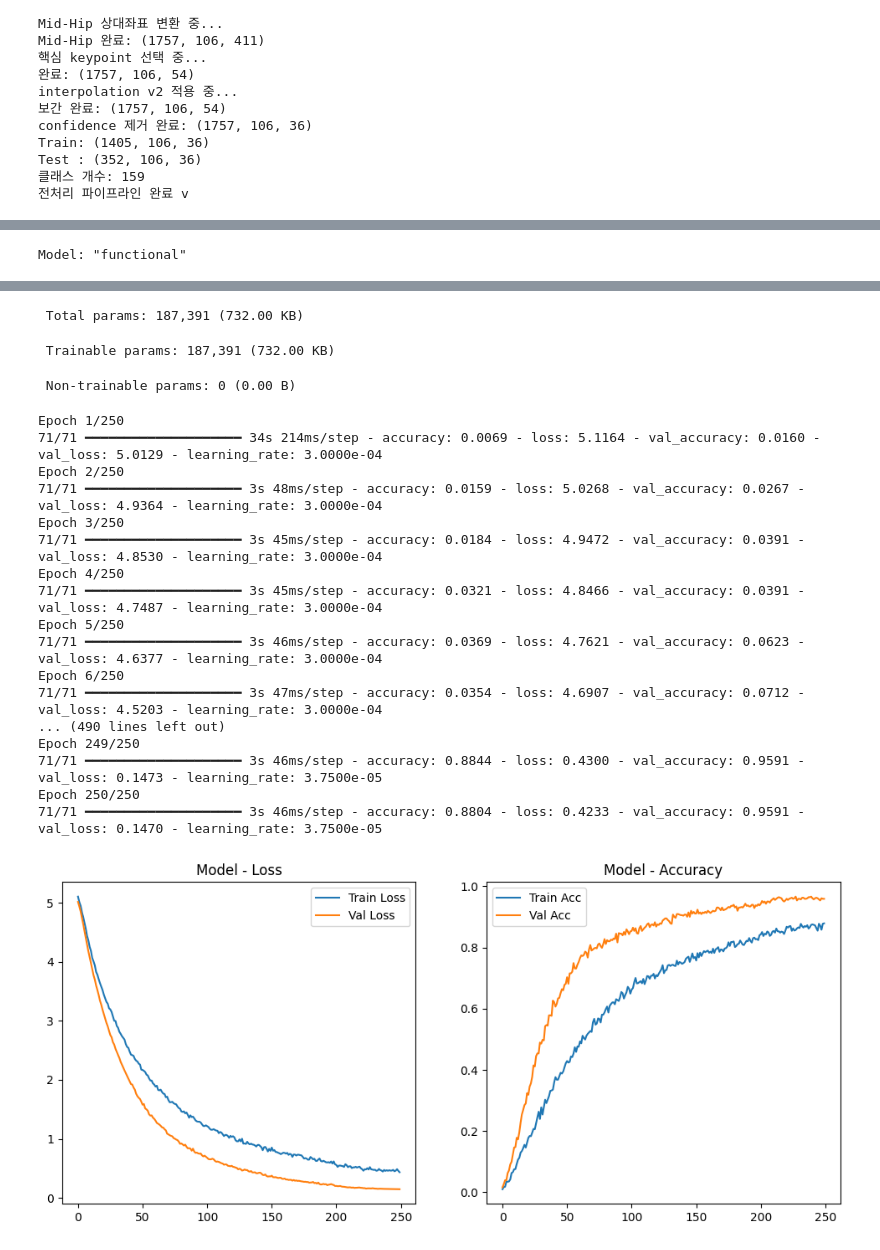
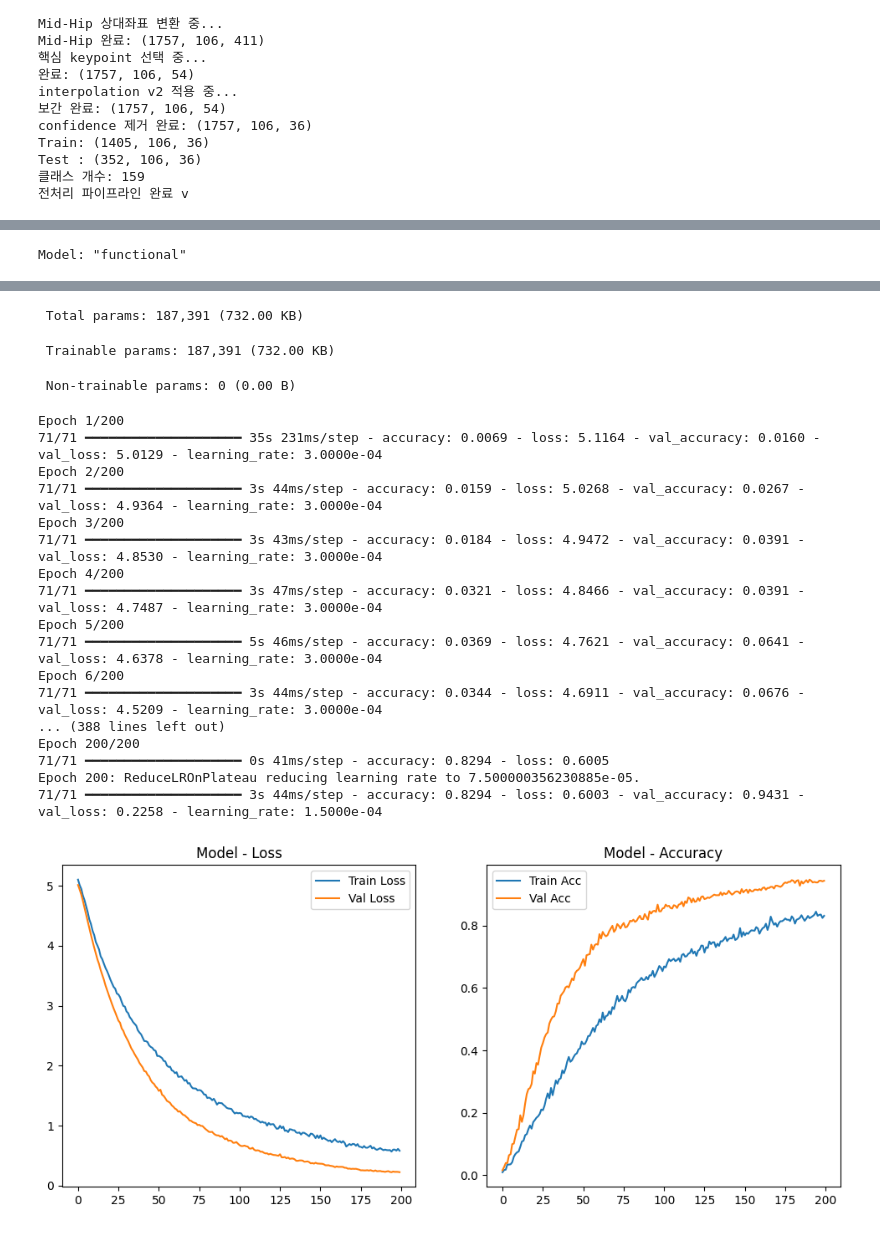
Before and after one commit to gaegoori/handsignproject, a Jupyter notebook: 수어인식모델.ipynb, the cells around one changed output, grey strips where cells are left out. Saved outputs shown, nothing was run; the diff lists cells and outputs as text; code cells hidden in the pictures.

```diff
--- a/수어인식모델.ipynb
+++ b/수어인식모델.ipynb
@@ -853,7 +853,7 @@ def extract_xy_features(X):
     xy = full[:, :, :, :2]      # x,y만
     final = xy.reshape(N, T, -1)
 
-    print("🧬 Full Skeleton XY Features:", final.shape)
+    print(" Full Skeleton XY Features:", final.shape)
     return final
 
 X_xy_all = extract_xy_features(X_norm_mhip)   # (N, T, 134)
@@ -1067,7 +1067,7 @@ callbacks = [
 history = model.fit(
     X_train2, y_train2,
     validation_split=0.2,
-    epochs=250,
+    epochs=200,
     batch_size=32,
     callbacks=callbacks,
     class_weight=class_weights,
@@ -1133,48 +1133,48 @@ Train Raw: (1404, 106, 134)
 Test  Raw: (352, 106, 134)
 mean shape: (134,) std shape: (134,)
 Normalization 완료.
 Train: (1404, 106, 134)
 Test : (352, 106, 134)
 원본 Train: (1404, 106, 134) 1404
 증강 포함 Train: (2808, 106, 134) 2808
 
  Class Weights: {0: np.float64(0.9811320754716981), 1: np.float64(1.1037735849056605), 2: np.float64(1.1037735849056605), 3: np.float64(0.9811320754716981), 4: np.float64(0.9811320754716981), 5: np.fl ...
 Model: "functional"
 ┏━━━━━━━━━━━━━━━━━━━━━┳━━━━━━━━━━━━━━━━━━━┳━━━━━━━━━━━━┳━━━━━━━━━━━━━━━━━━━┓
 ┃ Layer (type)        ┃ Output Shape      ┃    Param # ┃ Connected to      ┃
 ┡━━━━━━━━━━━━━━━━━━━━━╇━━━━━━━━━━━━━━━━━━━╇━━━━━━━━━━━━╇━━━━━━━━━━━━━━━━━━━┩
 │ input_layer         │ (None, None, 134) │          0 │ -                 │
 │ (InputLayer)        │                   │            │                   │
 ├─────────────────────┼───────────────────┼────────────┼───────────────────┤
 │ not_equal           │ (None, None, 134) │          0 │ input_layer[0][0] │
 │ (NotEqual)          │                   │            │                   │
 ├─────────────────────┼───────────────────┼────────────┼───────────────────┤
 │ masking (Masking)   │ (None, None, 134) │          0 │ input_layer[0][0] │
 ├─────────────────────┼───────────────────┼────────────┼───────────────────┤
 │ any (Any)           │ (None, None)      │          0 │ not_equal[0][0]   │
 ... (27 lines left out)
 │ dropout_2 (Dropout) │ (None, 64)        │          0 │ dense_1[0][0]     │
 ├─────────────────────┼───────────────────┼────────────┼───────────────────┤
 │ dense_2 (Dense)     │ (None, 159)       │     10,335 │ dropout_2[0][0]   │
 └─────────────────────┴───────────────────┴────────────┴───────────────────┘
  Total params: 187,391 (732.00 KB)
  Trainable params: 187,391 (732.00 KB)
  Non-trainable params: 0 (0.00 B)
-Epoch 1/250
-71/71 ━━━━━━━━━━━━━━━━━━━━ 34s 214ms/step - accuracy: 0.0069 - loss: 5.1164 - val_accuracy: 0.0160 - val_loss: 5.0129 - learning_rate: 3.0000e-04
-Epoch 2/250
-71/71 ━━━━━━━━━━━━━━━━━━━━ 3s 48ms/step - accuracy: 0.0159 - loss: 5.0268 - val_accuracy: 0.0267 - val_loss: 4.9364 - learning_rate: 3.0000e-04
-Epoch 3/250
-71/71 ━━━━━━━━━━━━━━━━━━━━ 3s 45ms/step - accuracy: 0.0184 - loss: 4.9472 - val_accuracy: 0.0391 - val_loss: 4.8530 - learning_rate: 3.0000e-04
-Epoch 4/250
-71/71 ━━━━━━━━━━━━━━━━━━━━ 3s 45ms/step - accuracy: 0.0321 - loss: 4.8466 - val_accuracy: 0.0391 - val_loss: 4.7487 - learning_rate: 3.0000e-04
-Epoch 5/250
-71/71 ━━━━━━━━━━━━━━━━━━━━ 3s 46ms/step - accuracy: 0.0369 - loss: 4.7621 - val_accuracy: 0.0623 - val_loss: 4.6377 - learning_rate: 3.0000e-04
-Epoch 6/250
-71/71 ━━━━━━━━━━━━━━━━━━━━ 3s 47ms/step - accuracy: 0.0354 - loss: 4.6907 - val_accuracy: 0.0712 - val_loss: 4.5203 - learning_rate: 3.0000e-04
-... (490 lines left out)
-Epoch 249/250
-71/71 ━━━━━━━━━━━━━━━━━━━━ 3s 46ms/step - accuracy: 0.8844 - loss: 0.4300 - val_accuracy: 0.9591 - val_loss: 0.1473 - learning_rate: 3.7500e-05
-Epoch 250/250
-71/71 ━━━━━━━━━━━━━━━━━━━━ 3s 46ms/step - accuracy: 0.8804 - loss: 0.4233 - val_accuracy: 0.9591 - val_loss: 0.1470 - learning_rate: 3.7500e-05
+Epoch 1/200
+71/71 ━━━━━━━━━━━━━━━━━━━━ 35s 231ms/step - accuracy: 0.0069 - loss: 5.1164 - val_accuracy: 0.0160 - val_loss: 5.0129 - learning_rate: 3.0000e-04
+Epoch 2/200
+71/71 ━━━━━━━━━━━━━━━━━━━━ 3s 44ms/step - accuracy: 0.0159 - loss: 5.0268 - val_accuracy: 0.0267 - val_loss: 4.9364 - learning_rate: 3.0000e-04
+Epoch 3/200
+71/71 ━━━━━━━━━━━━━━━━━━━━ 3s 43ms/step - accuracy: 0.0184 - loss: 4.9472 - val_accuracy: 0.0391 - val_loss: 4.8530 - learning_rate: 3.0000e-04
+Epoch 4/200
+71/71 ━━━━━━━━━━━━━━━━━━━━ 3s 47ms/step - accuracy: 0.0321 - loss: 4.8466 - val_accuracy: 0.0391 - val_loss: 4.7487 - learning_rate: 3.0000e-04
+Epoch 5/200
+71/71 ━━━━━━━━━━━━━━━━━━━━ 5s 46ms/step - accuracy: 0.0369 - loss: 4.7621 - val_accuracy: 0.0641 - val_loss: 4.6378 - learning_rate: 3.0000e-04
+Epoch 6/200
+71/71 ━━━━━━━━━━━━━━━━━━━━ 3s 44ms/step - accuracy: 0.0344 - loss: 4.6911 - val_accuracy: 0.0676 - val_loss: 4.5209 - learning_rate: 3.0000e-04
+... (388 lines left out)
+Epoch 200/200
+71/71 ━━━━━━━━━━━━━━━━━━━━ 0s 41ms/step - accuracy: 0.8294 - loss: 0.6005
+Epoch 200: ReduceLROnPlateau reducing learning rate to 7.500000356230885e-05.
+71/71 ━━━━━━━━━━━━━━━━━━━━ 3s 44ms/step - accuracy: 0.8294 - loss: 0.6003 - val_accuracy: 0.9431 - val_loss: 0.2258 - learning_rate: 1.5000e-04
-[figure, old version]
+[figure, new version]
```
Also changed, not shown: parts of 2 cells of this notebook.
